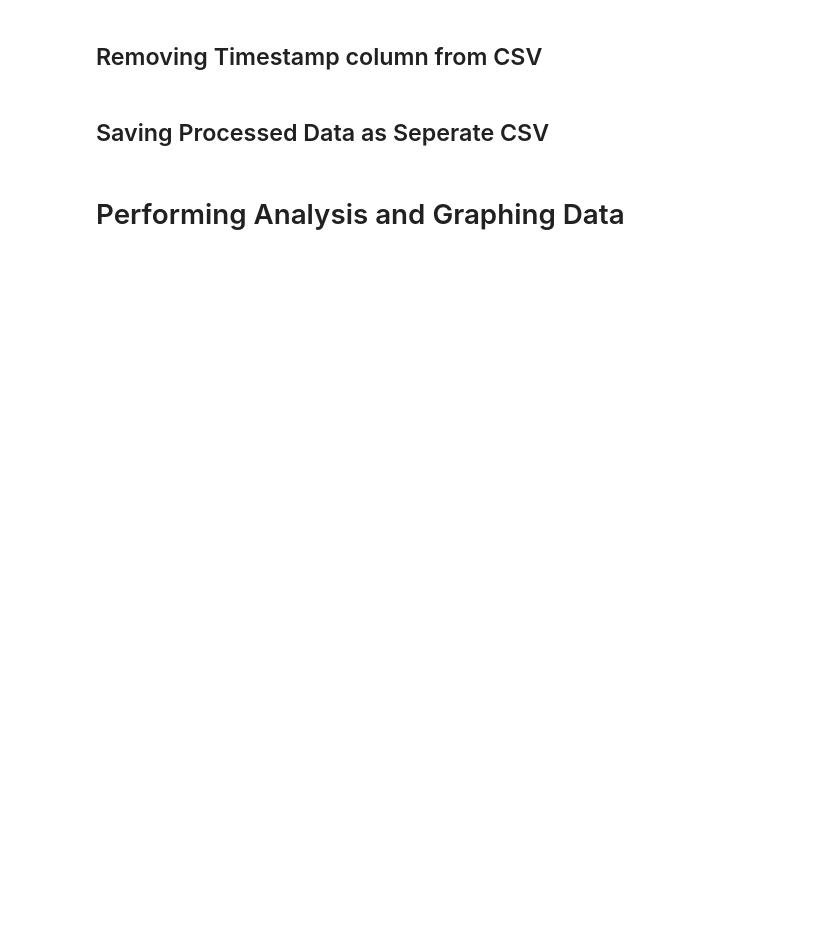
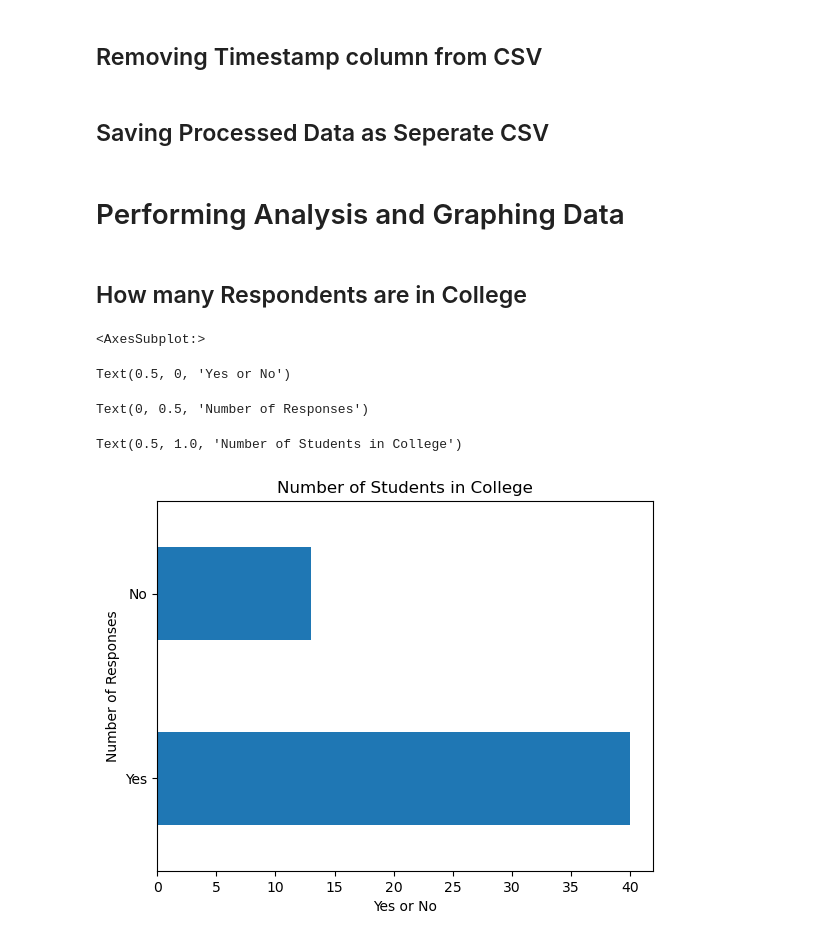
Before and after one commit to Jose-Torres1221/High-School-Graduates-Data, a Jupyter notebook: I310D Assignment 7.ipynb, the cells around one changed output. Drawn from its saved outputs; the diff is of its cells as text; code cells hidden in the pictures; blank space fills up the shorter version.

```diff
--- a/I310D Assignment 7.ipynb
+++ b/I310D Assignment 7.ipynb
@@ -62,3 +63,21 @@ processed_pd = processed_pd.drop('Timestamp', axis = 1)
 processed_pd.to_csv("Processed Survey.csv")
 # %% [markdown]
 # Performing Analysis and Graphing Data
+# %% [markdown]
+## How many Respondents are in College
+# %%
+#Plotting Data
+processed_pd["Are you currently in college or university?"].value_counts().plot(kind='barh')
+
+#Labeling Axes
+plt.xlabel("Yes or No")
+plt.ylabel("Number of Responses")
+
+#Graphing the graph a title
+plt.title("Number of Students in College")
+# %% [output]
+<AxesSubplot:>
+Text(0.5, 0, 'Yes or No')
+Text(0, 0.5, 'Number of Responses')
+Text(0.5, 1.0, 'Number of Students in College')
+[figure, added]
```
Also changed, not shown: parts of 7 cells of this notebook.
